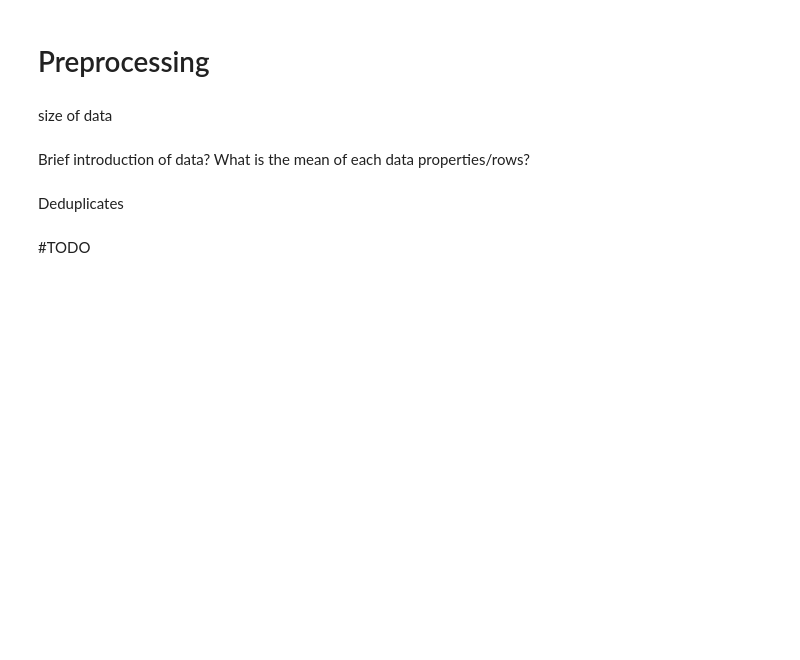
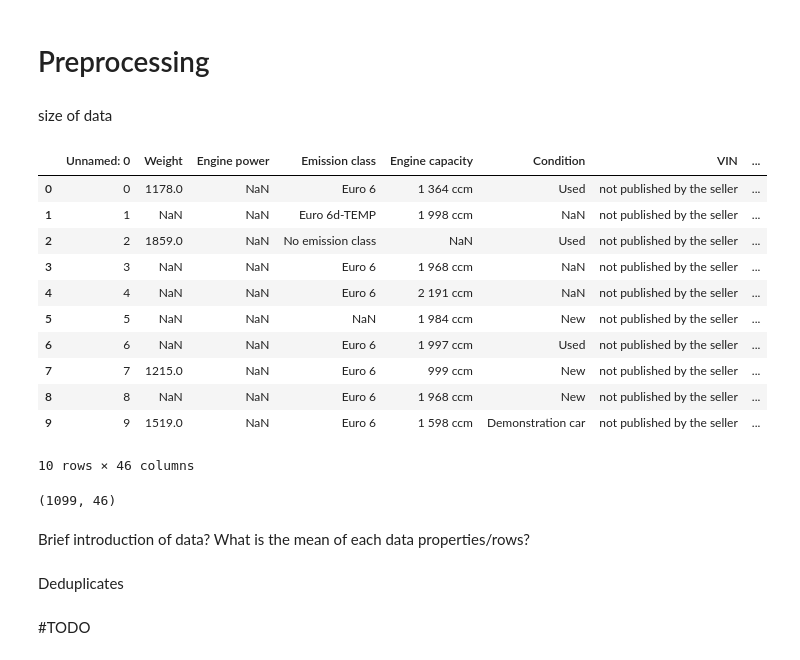
Before and after one commit to MTriNguci/DS_FINAL_PROJ, a Jupyter notebook: 2. Preprocessing.ipynb, the cells around one changed output. Drawn from its saved outputs; the diff is of its cells as text; code cells hidden in the pictures; blank space fills up the shorter version.

Commit message:
preprocessing numerical columns

```diff
--- a/2. Preprocessing.ipynb
+++ b/2. Preprocessing.ipynb
@@ -9,3 +11,25 @@ size of data
+# %%
+#TODO
+csv_path = './data/sell_data2.csv'
+raw_df = pd.read_csv(csv_path)
+raw_df.head(10)
+# %% [output]
+|  | Unnamed: 0 | Weight | Engine power | Emission class | Engine capacity | Condition | VIN | ... |
+| 0 | 0 | 1178.0 | NaN | Euro 6 | 1 364 ccm | Used | not published by the seller | ... |
+| 1 | 1 | NaN | NaN | Euro 6d-TEMP | 1 998 ccm | NaN | not published by the seller | ... |
+| 2 | 2 | 1859.0 | NaN | No emission class | NaN | Used | not published by the seller | ... |
+| 3 | 3 | NaN | NaN | Euro 6 | 1 968 ccm | NaN | not published by the seller | ... |
+| 4 | 4 | NaN | NaN | Euro 6 | 2 191 ccm | NaN | not published by the seller | ... |
+| 5 | 5 | NaN | NaN | NaN | 1 984 ccm | New | not published by the seller | ... |
+| 6 | 6 | NaN | NaN | Euro 6 | 1 997 ccm | Used | not published by the seller | ... |
+| 7 | 7 | 1215.0 | NaN | Euro 6 | 999 ccm | New | not published by the seller | ... |
+| 8 | 8 | NaN | NaN | Euro 6 | 1 968 ccm | New | not published by the seller | ... |
+| 9 | 9 | 1519.0 | NaN | Euro 6 | 1 598 ccm | Demonstration car | not published by the seller | ... |
+10 rows × 46 columns
+# %%
+raw_df.shape
+# %% [output]
+(1099, 46)
 # %% [markdown]
  Brief introduction of data? What is the mean of each data properties/rows?
 # %%
```
Also changed, not shown: parts of 35 cells of this notebook.
